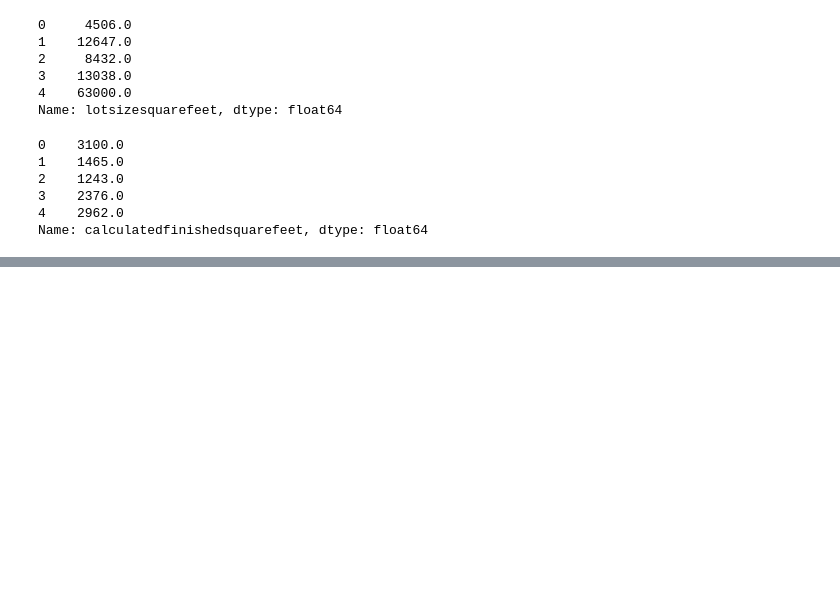
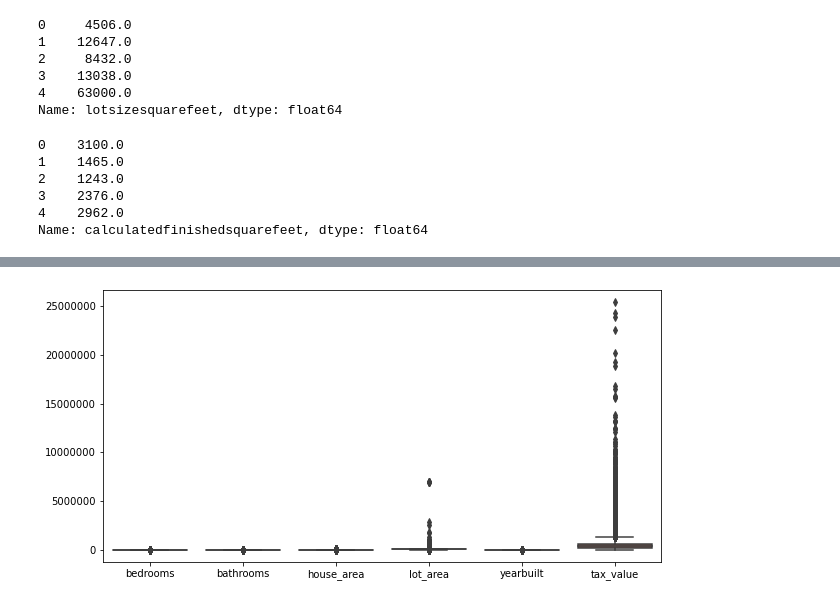
Before and after one commit to watermanbrandyn/regression_project, a Jupyter notebook: regression_workbook.ipynb, the cells around one changed output, grey strips where cells are left out. Saved outputs shown, nothing was run; the diff lists cells and outputs as text; code cells hidden in the pictures; blank space fills up the shorter version.

```diff
--- a/regression_workbook.ipynb
+++ b/regression_workbook.ipynb
@@ -516,0 +614,7 @@ Name: calculatedfinishedsquarefeet, dtype: float64
+# %%
+plt.figure(figsize=(10,5))
+plt.ticklabel_format(useOffset=False, style='plain')
+sns.boxplot(data=z.drop(columns=['fips']))
+plt.show()
+# %% [output]
+[figure, added]
```
Also changed, not shown: parts of 27 cells of this notebook.
